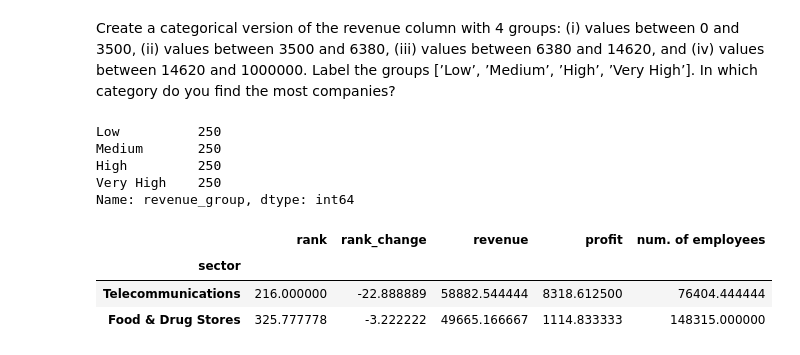
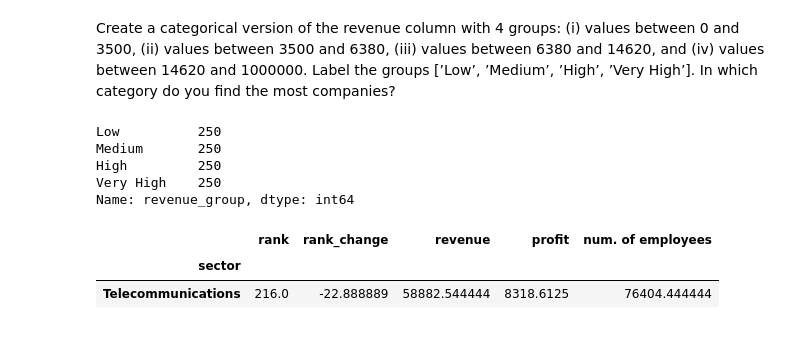
Before and after one commit to hdahlber/Business-Analytics-1, a Jupyter notebook: Assignment 1/Solution.ipynb, the cells around one changed output. Cells and saved outputs as stored; diff of their text form; code cells hidden in the pictures.

```diff
--- a/Assignment 1/Solution.ipynb
+++ b/Assignment 1/Solution.ipynb
@@ -267,9 +320,10 @@ Very High    250
 Name: revenue_group, dtype: int64
 # %%
 #Which sector has the highest average revenue?
-fortune_raw_data.groupby("sector").mean().sort_values(by='revenue', ascending=False).head(2)
+
+# group the data by sector and take shows the first from list
+fortune_raw_data.groupby("sector").mean().sort_values(by='revenue', ascending=False).head(1)
 # %% [output]
 |  | rank | rank_change | revenue | profit | num. of employees |
 | sector |  |  |  |  |  |
-| Telecommunications | 216.000000 | -22.888889 | 58882.544444 | 8318.612500 | 76404.444444 |
-| Food & Drug Stores | 325.777778 | -3.222222 | 49665.166667 | 1114.833333 | 148315.000000 |
+| Telecommunications | 216.0 | -22.888889 | 58882.544444 | 8318.6125 | 76404.444444 |
```
Also changed, not shown: parts of 20 cells of this notebook.
